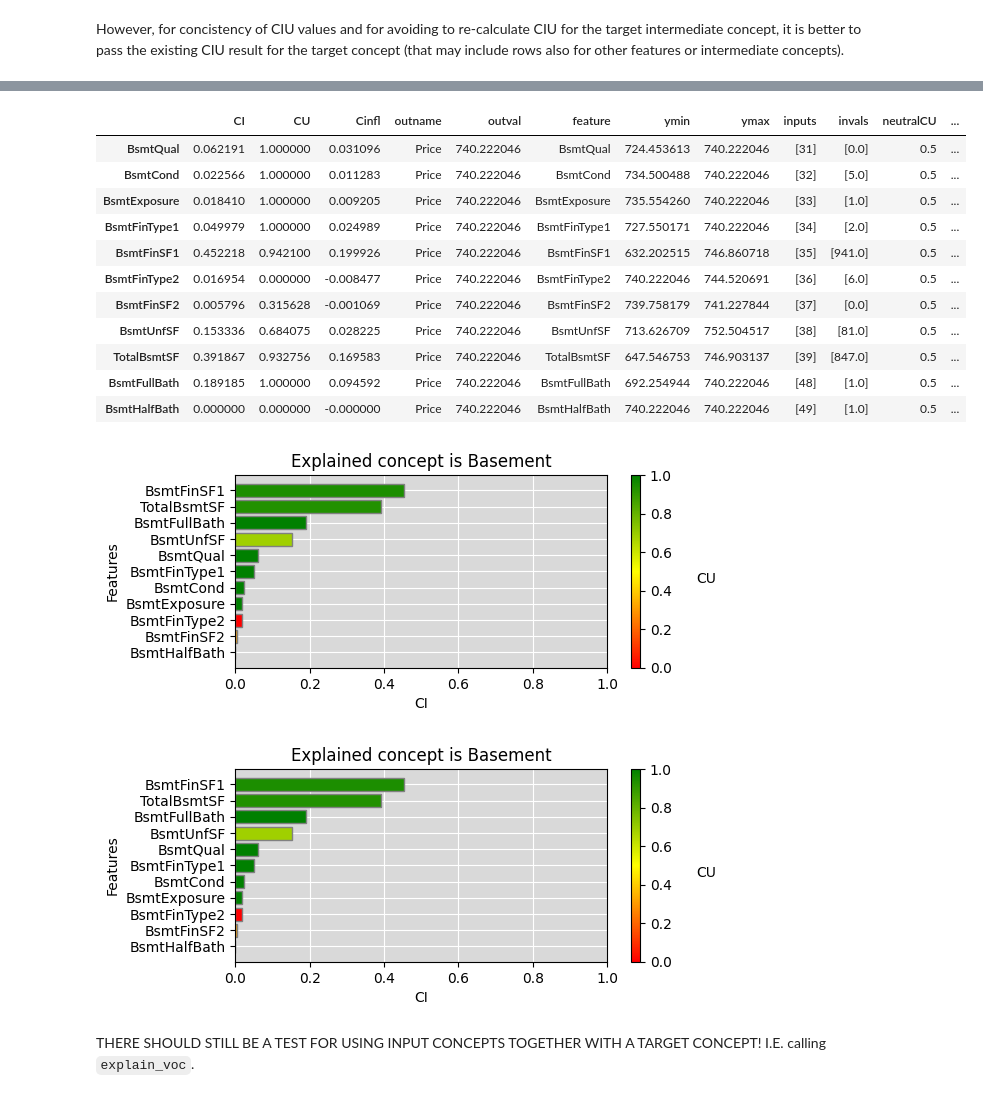
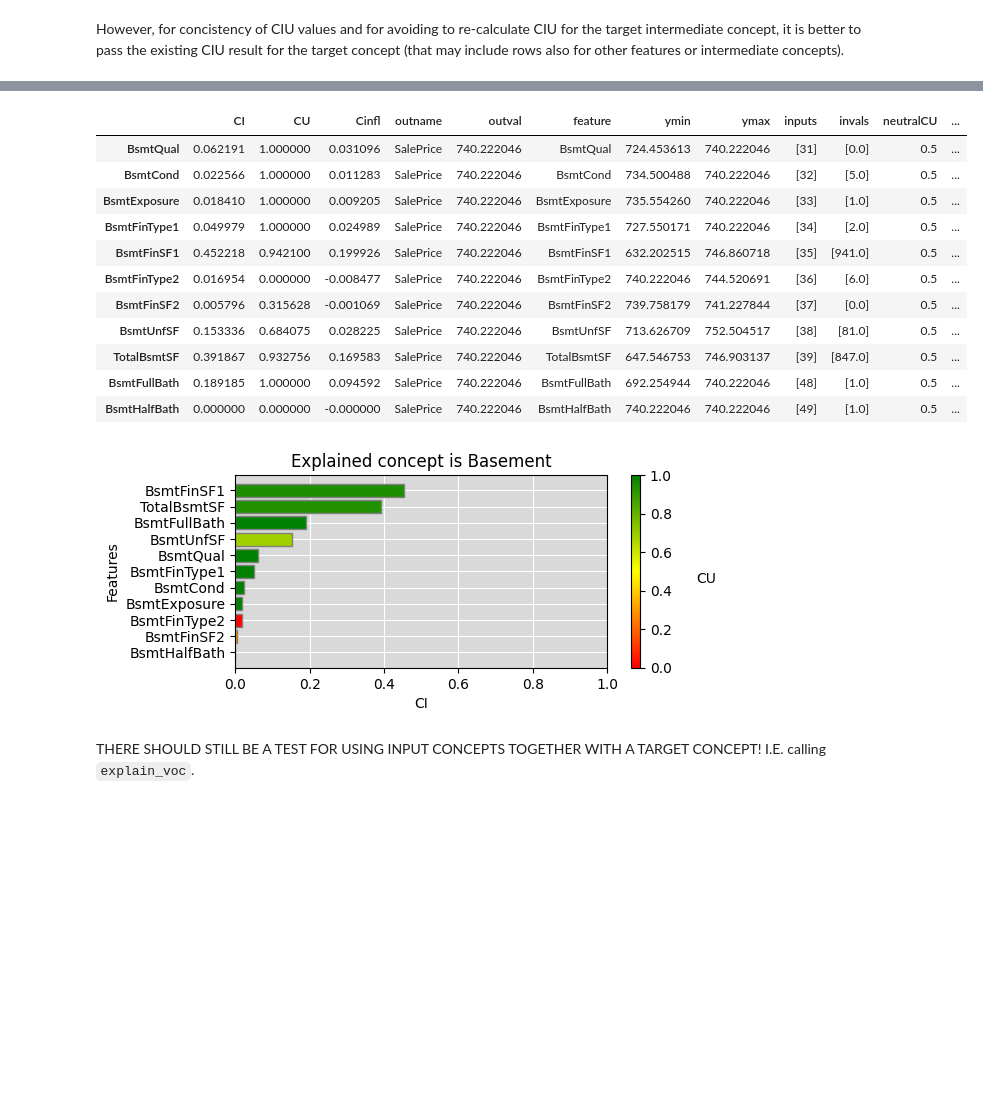
Before and after one commit to KaryFramling/py-ciu, a Jupyter notebook: AmesHousingTests.ipynb, the cells around one changed output, grey strips where cells are left out. Cells and saved outputs as stored; diff of their text form; code cells hidden in the pictures; blank space fills up the shorter version.

```diff
--- a/AmesHousingTests.ipynb
+++ b/AmesHousingTests.ipynb
@@ -111,12 +111,13 @@ XGBRegressor(alpha=10, base_score=None, booster=None, callbacks=None,
 Basic CIU and explanation.
 # %%
 out_minmaxs = pd.DataFrame({'mins': [float(min(y_train))], 'maxs': [float(max(y_train))]})
+out_minmaxs.index = ['SalePrice'] # Each row has to have the output name(s) as index!
 print(f"The minimal price in the training set is ${min(y_train):.0f} and the maximal price is ${max(y_train):.0f}")
 # %% [output]
 The minimal price in the training set is $0 and the maximal price is $1031
 # %%
 ames_instance = X_test.iloc[[345]]
-CIU_ames = ciu.CIU(model.predict, ['Price'], data=X_train, out_minmaxs=out_minmaxs) #, category_mapping=category_mapping)
+CIU_ames = ciu.CIU(model.predict, ['SalePrice'], data=X_train, out_minmaxs=out_minmaxs) #, category_mapping=category_mapping)
 CIUres = CIU_ames.explain(ames_instance)
 display(CIUres)
 # %% [output]
@@ -209,22 +214,21 @@ CIU_ames.plot_ciu(res, figsize=(6,1.5), main=f"Explained concept is {tconcept}")
 # %%
 tconcept = "Basement"
 res = CIU_ames.explain(ames_instance, target_concept=tconcept, target_ciu=top_res, nsamples=1000)
 display(res)
-CIU_ames.plot_ciu(res, figsize=(6,2.5), main=f"Explained concept is {tconcept}")
+p = CIU_ames.plot_ciu(res, figsize=(6,2.5), main=f"Explained concept is {tconcept}")
 # %% [output]
 |  | CI | CU | Cinfl | outname | outval | feature | ymin | ymax | inputs | invals | neutralCU | ... |
-| BsmtQual | 0.062191 | 1.000000 | 0.031096 | Price | 740.222046 | BsmtQual | 724.453613 | 740.222046 | [31] | [0.0] | 0.5 | ... |
-| BsmtCond | 0.022566 | 1.000000 | 0.011283 | Price | 740.222046 | BsmtCond | 734.500488 | 740.222046 | [32] | [5.0] | 0.5 | ... |
-| BsmtExposure | 0.018410 | 1.000000 | 0.009205 | Price | 740.222046 | BsmtExposure | 735.554260 | 740.222046 | [33] | [1.0] | 0.5 | ... |
-| BsmtFinType1 | 0.049979 | 1.000000 | 0.024989 | Price | 740.222046 | BsmtFinType1 | 727.550171 | 740.222046 | [34] | [2.0] | 0.5 | ... |
-| BsmtFinSF1 | 0.452218 | 0.942100 | 0.199926 | Price | 740.222046 | BsmtFinSF1 | 632.202515 | 746.860718 | [35] | [941.0] | 0.5 | ... |
-| BsmtFinType2 | 0.016954 | 0.000000 | -0.008477 | Price | 740.222046 | BsmtFinType2 | 740.222046 | 744.520691 | [36] | [6.0] | 0.5 | ... |
-| BsmtFinSF2 | 0.005796 | 0.315628 | -0.001069 | Price | 740.222046 | BsmtFinSF2 | 739.758179 | 741.227844 | [37] | [0.0] | 0.5 | ... |
-| BsmtUnfSF | 0.153336 | 0.684075 | 0.028225 | Price | 740.222046 | BsmtUnfSF | 713.626709 | 752.504517 | [38] | [81.0] | 0.5 | ... |
-| TotalBsmtSF | 0.391867 | 0.932756 | 0.169583 | Price | 740.222046 | TotalBsmtSF | 647.546753 | 746.903137 | [39] | [847.0] | 0.5 | ... |
-| BsmtFullBath | 0.189185 | 1.000000 | 0.094592 | Price | 740.222046 | BsmtFullBath | 692.254944 | 740.222046 | [48] | [1.0] | 0.5 | ... |
-| BsmtHalfBath | 0.000000 | 0.000000 | -0.000000 | Price | 740.222046 | BsmtHalfBath | 740.222046 | 740.222046 | [49] | [1.0] | 0.5 | ... |
+| BsmtQual | 0.062191 | 1.000000 | 0.031096 | SalePrice | 740.222046 | BsmtQual | 724.453613 | 740.222046 | [31] | [0.0] | 0.5 | ... |
+| BsmtCond | 0.022566 | 1.000000 | 0.011283 | SalePrice | 740.222046 | BsmtCond | 734.500488 | 740.222046 | [32] | [5.0] | 0.5 | ... |
+| BsmtExposure | 0.018410 | 1.000000 | 0.009205 | SalePrice | 740.222046 | BsmtExposure | 735.554260 | 740.222046 | [33] | [1.0] | 0.5 | ... |
+| BsmtFinType1 | 0.049979 | 1.000000 | 0.024989 | SalePrice | 740.222046 | BsmtFinType1 | 727.550171 | 740.222046 | [34] | [2.0] | 0.5 | ... |
+| BsmtFinSF1 | 0.452218 | 0.942100 | 0.199926 | SalePrice | 740.222046 | BsmtFinSF1 | 632.202515 | 746.860718 | [35] | [941.0] | 0.5 | ... |
+| BsmtFinType2 | 0.016954 | 0.000000 | -0.008477 | SalePrice | 740.222046 | BsmtFinType2 | 740.222046 | 744.520691 | [36] | [6.0] | 0.5 | ... |
+| BsmtFinSF2 | 0.005796 | 0.315628 | -0.001069 | SalePrice | 740.222046 | BsmtFinSF2 | 739.758179 | 741.227844 | [37] | [0.0] | 0.5 | ... |
+| BsmtUnfSF | 0.153336 | 0.684075 | 0.028225 | SalePrice | 740.222046 | BsmtUnfSF | 713.626709 | 752.504517 | [38] | [81.0] | 0.5 | ... |
+| TotalBsmtSF | 0.391867 | 0.932756 | 0.169583 | SalePrice | 740.222046 | TotalBsmtSF | 647.546753 | 746.903137 | [39] | [847.0] | 0.5 | ... |
+| BsmtFullBath | 0.189185 | 1.000000 | 0.094592 | SalePrice | 740.222046 | BsmtFullBath | 692.254944 | 740.222046 | [48] | [1.0] | 0.5 | ... |
+| BsmtHalfBath | 0.000000 | 0.000000 | -0.000000 | SalePrice | 740.222046 | BsmtHalfBath | 740.222046 | 740.222046 | [49] | [1.0] | 0.5 | ... |
 [figure]
-[figure, removed]
 # %% [markdown]
 THERE SHOULD STILL BE A TEST FOR USING INPUT CONCEPTS TOGETHER WITH A TARGET CONCEPT! I.E. calling ``explain_voc``.
```
Also changed, not shown: parts of 8 cells of this notebook, 2 other files.
